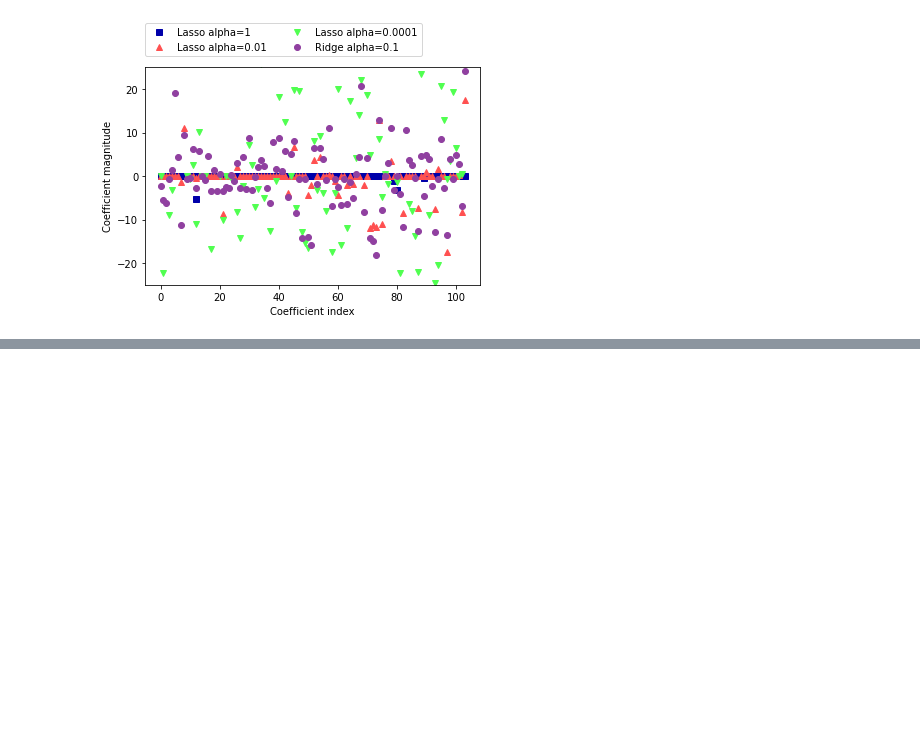
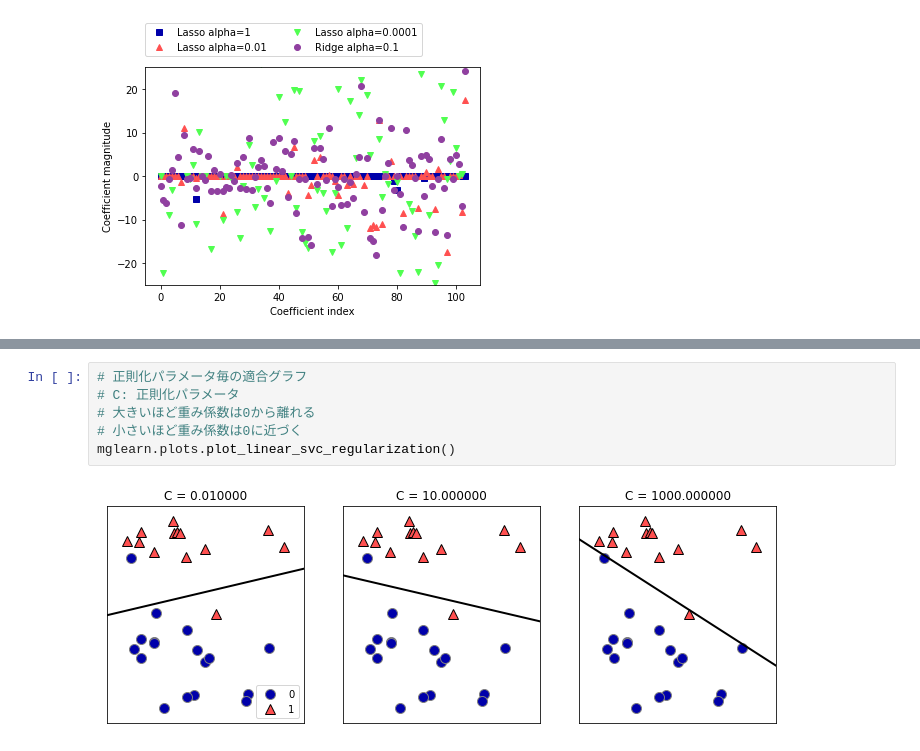
Before and after one commit to JunichiMitsunaga/python-scikit-learn-example, a Jupyter notebook: ch02.ipynb, the cells around one changed output, grey strips where cells are left out. Drawn from its saved outputs; the diff is of its cells as text; blank space fills up the shorter version.

```diff
--- a/ch02.ipynb
+++ b/ch02.ipynb
@@ -379,0 +414,8 @@ Text(0, 0.5, 'Coefficient magnitude')
+# %%
+# 正則化パラメータ毎の適合グラフ
+# C: 正則化パラメータ
+# 大きいほど重み係数は0から離れる
+# 小さいほど重み係数は0に近づく
+mglearn.plots.plot_linear_svc_regularization()
+# %% [output]
+[figure, added]
```
Also changed, not shown: parts of 7 cells of this notebook.
